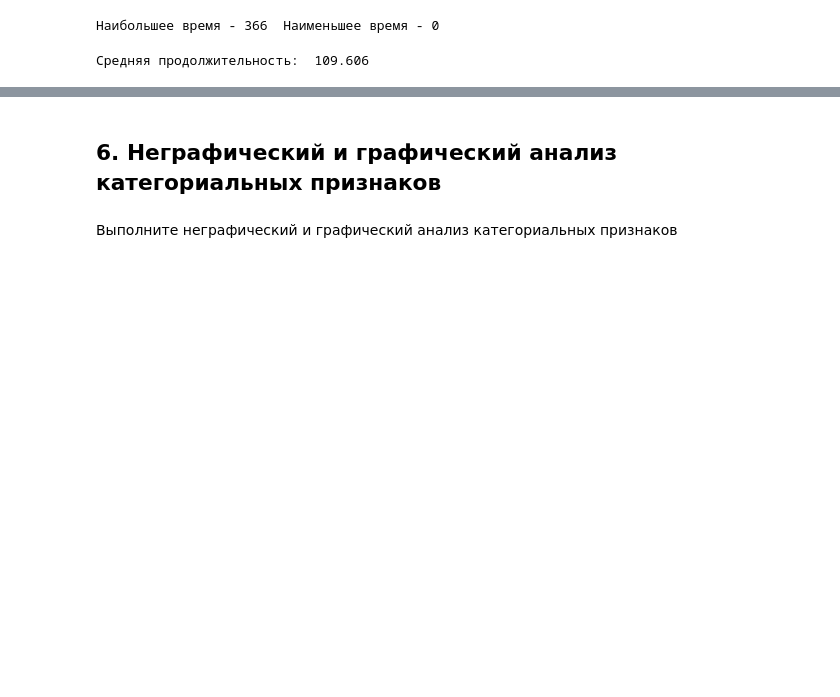
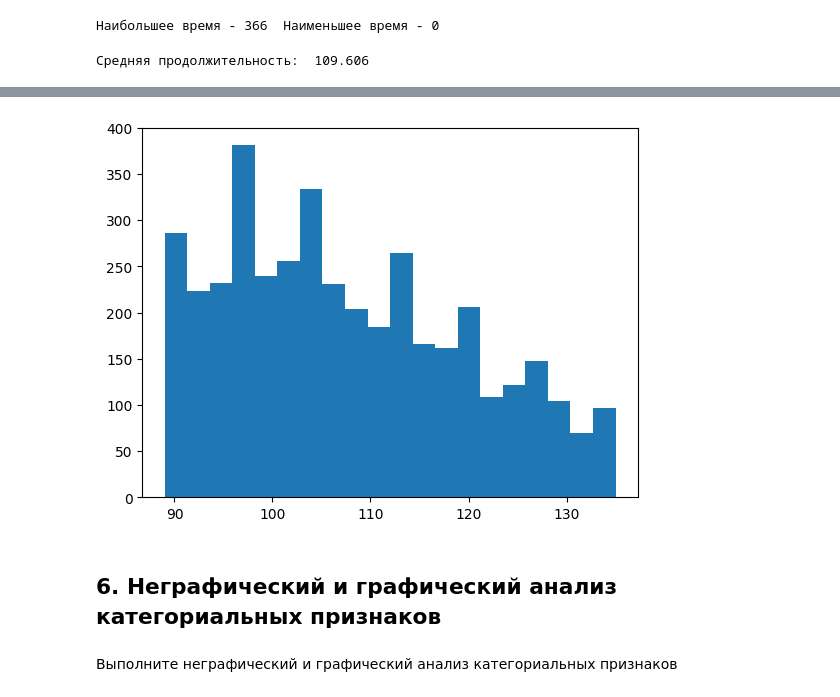
Before and after one commit to dmp40/DataAnalitikCurse-23, a Jupyter notebook: Покревский_Д_С_"movies_eda_2_1_ipynb".ipynb, the cells around one changed output, grey strips where cells are left out. Cells and saved outputs as stored; diff of their text form; code cells hidden in the pictures; blank space fills up the shorter version.

```diff
--- a/Покревский_Д_С_"movies_eda_2_1_ipynb".ipynb
+++ b/Покревский_Д_С_"movies_eda_2_1_ipynb".ipynb
@@ -285,3 +388,8 @@ print('Средняя продолжительность: ', mean_time)
+# %%
+plt.hist(runtime_2, bins=20)
+plt.show()
+# %% [output]
+[figure, added]
 # %% [markdown]
 ## 6. Неграфический и графический анализ категориальных признаков
 # %% [markdown]
```
Also changed, not shown: parts of 81 cells of this notebook.
